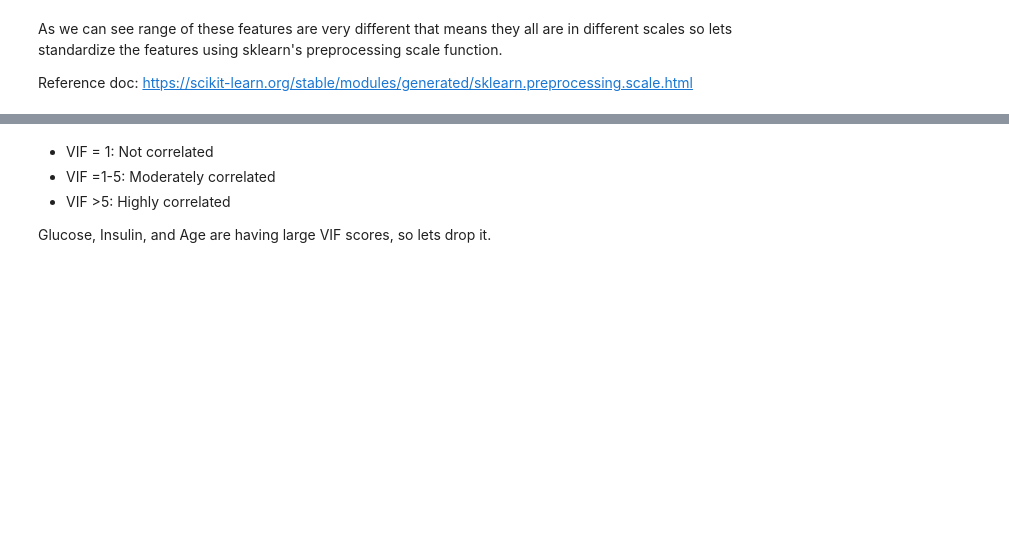
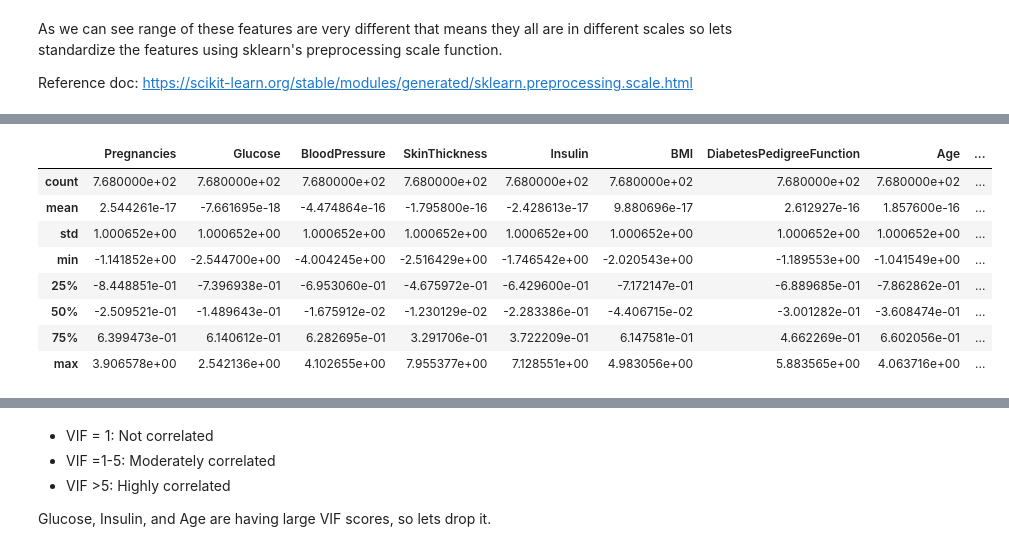
Before and after one commit to sureshmecad/CloudyML-AI-FOR-ALL, a Jupyter notebook: 8_Feature_Selection_CloudyML.ipynb, the cells around one changed output, grey strips where cells are left out. Saved outputs shown, nothing was run; the diff lists cells and outputs as text; code cells hidden in the pictures; blank space fills up the shorter version.

```diff
--- a/8_Feature_Selection_CloudyML.ipynb
+++ b/8_Feature_Selection_CloudyML.ipynb
@@ -871,7 +909,20 @@ Reference doc: https://scikit-learn.org/stable/modules/generated/sklearn.preproc
 from sklearn import preprocessing
 
 #iterate over all features in dia_df and scale
+for i in dia_df:
+    dia_df[[i]]=preprocessing.scale(dia_df[i].astype('float64'))
 # %%
 # describe dataframe using .describe()
+dia_df.describe()
+# %% [output]
+|  | Pregnancies | Glucose | BloodPressure | SkinThickness | Insulin | BMI | DiabetesPedigreeFunction | Age | ... |
+| count | 7.680000e+02 | 7.680000e+02 | 7.680000e+02 | 7.680000e+02 | 7.680000e+02 | 7.680000e+02 | 7.680000e+02 | 7.680000e+02 | ... |
+| mean | 2.544261e-17 | -7.661695e-18 | -4.474864e-16 | -1.795800e-16 | -2.428613e-17 | 9.880696e-17 | 2.612927e-16 | 1.857600e-16 | ... |
+| std | 1.000652e+00 | 1.000652e+00 | 1.000652e+00 | 1.000652e+00 | 1.000652e+00 | 1.000652e+00 | 1.000652e+00 | 1.000652e+00 | ... |
+| min | -1.141852e+00 | -2.544700e+00 | -4.004245e+00 | -2.516429e+00 | -1.746542e+00 | -2.020543e+00 | -1.189553e+00 | -1.041549e+00 | ... |
+| 25% | -8.448851e-01 | -7.396938e-01 | -6.953060e-01 | -4.675972e-01 | -6.429600e-01 | -7.172147e-01 | -6.889685e-01 | -7.862862e-01 | ... |
+| 50% | -2.509521e-01 | -1.489643e-01 | -1.675912e-02 | -1.230129e-02 | -2.283386e-01 | -4.406715e-02 | -3.001282e-01 | -3.608474e-01 | ... |
+| 75% | 6.399473e-01 | 6.140612e-01 | 6.282695e-01 | 3.291706e-01 | 3.722209e-01 | 6.147581e-01 | 4.662269e-01 | 6.602056e-01 | ... |
+| max | 3.906578e+00 | 2.542136e+00 | 4.102655e+00 | 7.955377e+00 | 7.128551e+00 | 4.983056e+00 | 5.883565e+00 | 4.063716e+00 | ... |
 # %%
 #import variance inflation factor
```
Also changed, not shown: parts of 18 cells of this notebook.
